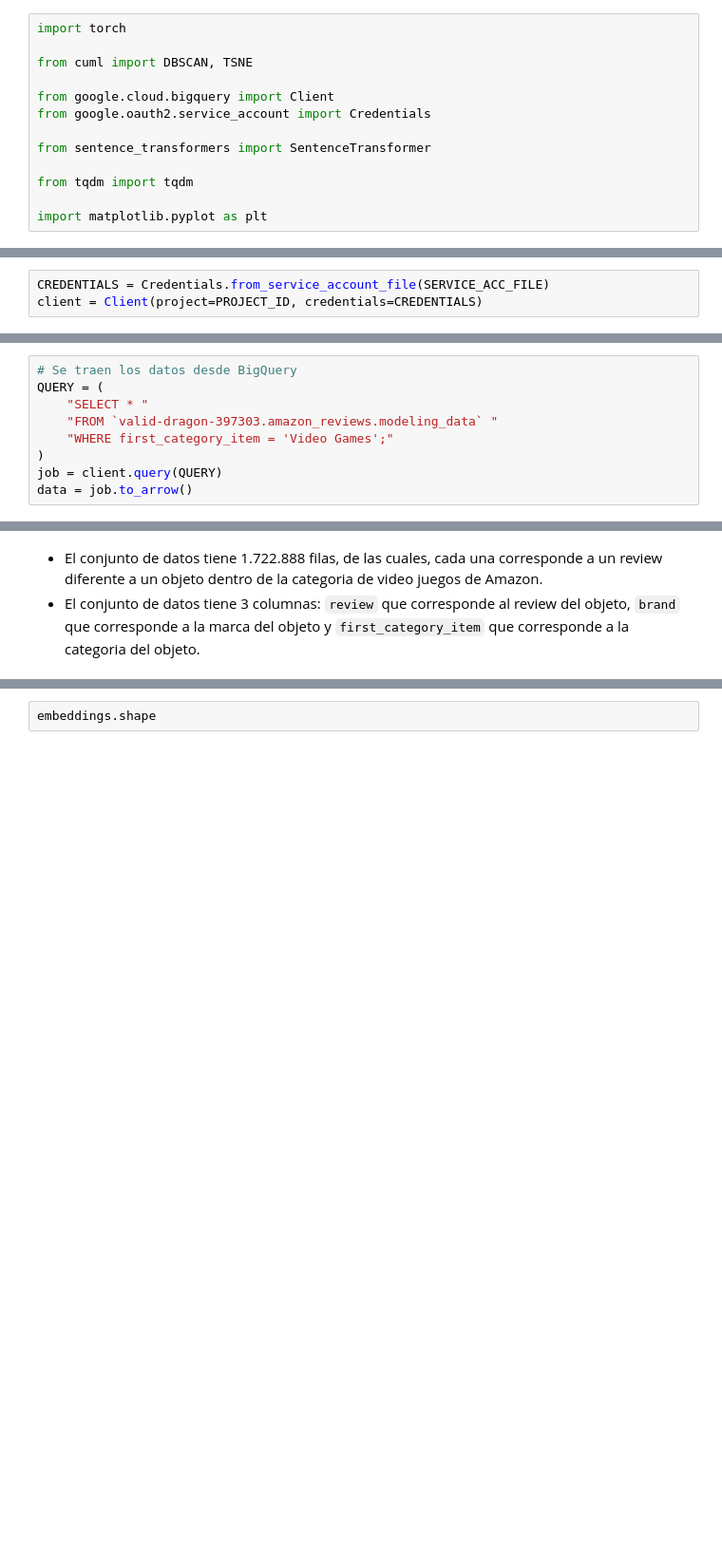
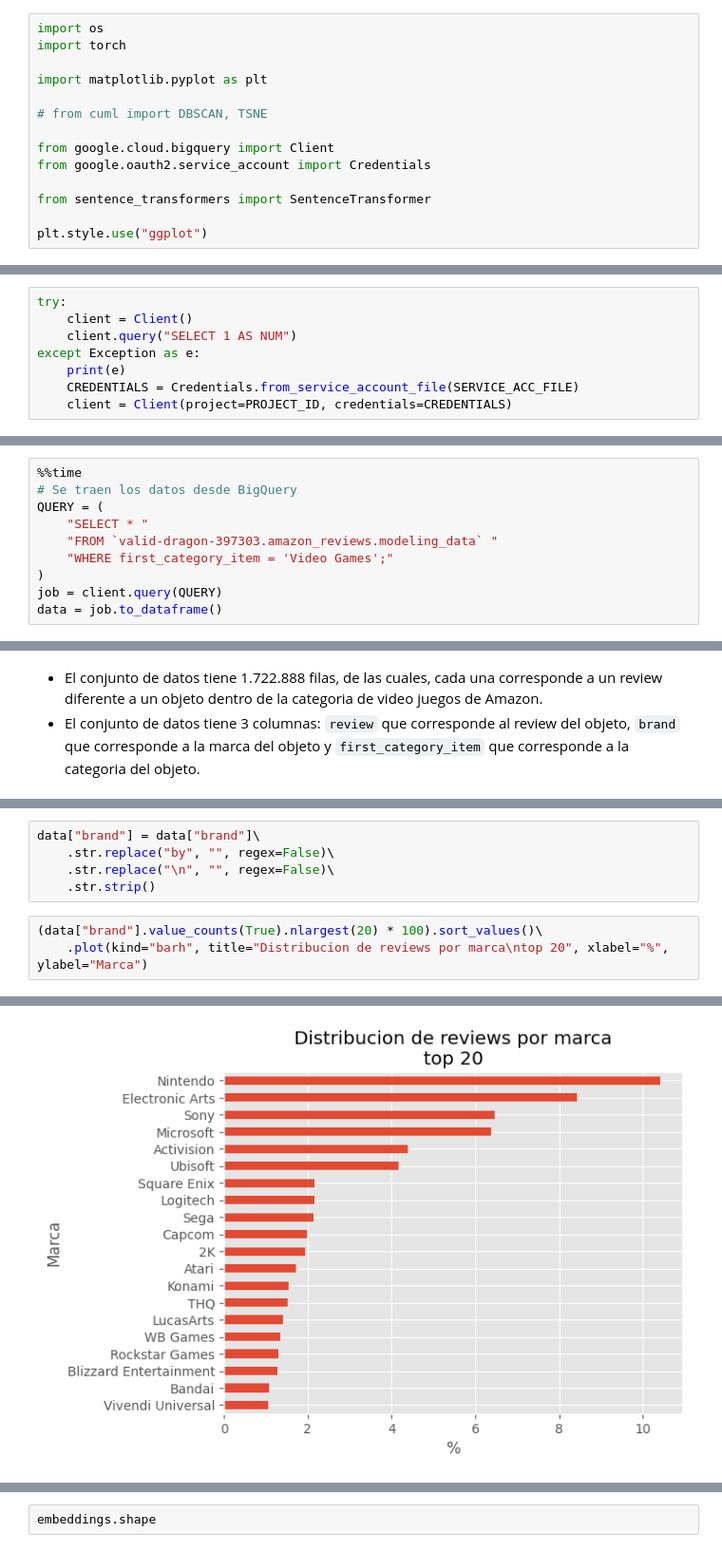
Before and after one commit to jjovalle99/aprendizaje_no_supervisado_22, a Jupyter notebook: proyecto/proyecto_entrega_1.ipynb, the cells around one changed output, grey strips where cells are left out. Shown: that part at 95% size. Saved outputs shown, nothing was run; the diff lists cells and outputs as text; blank space fills up the shorter version.

```diff
--- a/proyecto/proyecto_entrega_1.ipynb
+++ b/proyecto/proyecto_entrega_1.ipynb
@@ -29,18 +28,19 @@ Sun Sep  3 17:46:13 2023
 # %% [markdown]
 ### Librerias
 # %%
+import os
 import torch
 
-from cuml import DBSCAN, TSNE
+import matplotlib.pyplot as plt
+
+# from cuml import DBSCAN, TSNE
 
 from google.cloud.bigquery import Client
 from google.oauth2.service_account import Credentials
 
 from sentence_transformers import SentenceTransformer
 
-from tqdm import tqdm
-
-import matplotlib.pyplot as plt
+plt.style.use("ggplot")
 # %% [markdown]
 ### Variables
 # %%
@@ -49,6 +52,11 @@ PROJECT_ID="valid-dragon-397303"
 SEED=1399
 # %%
-CREDENTIALS = Credentials.from_service_account_file(SERVICE_ACC_FILE)
-client = Client(project=PROJECT_ID, credentials=CREDENTIALS)
+try:
+    client = Client()
+    client.query("SELECT 1 AS NUM")
+except Exception as e:
+    print(e)
+    CREDENTIALS = Credentials.from_service_account_file(SERVICE_ACC_FILE)
+    client = Client(project=PROJECT_ID, credentials=CREDENTIALS)
 # %% [markdown]
 ### Dataset
@@ -55,6 +65,7 @@ client = Client(project=PROJECT_ID, credentials=CREDENTIALS)
 # %% [markdown]
 Como el dataset original tiene mas de 130 millones de reviews, para esta primera entrega se utilizaran unicamente los datos relacionados a la categoria de videojuegos.
 # %%
+%%time
 # Se traen los datos desde BigQuery
 QUERY = (
     "SELECT * "
@@ -62,4 +73,4 @@ QUERY = (
     "WHERE first_category_item = 'Video Games';"
 )
 job = client.query(QUERY)
-data = job.to_arrow()
+data = job.to_dataframe()
@@ -106,0 +120,9 @@ first_category_item: [["Video Games","Video Games","Video Games","Video Games","
+# %%
+data["brand"] = data["brand"]\
+    .str.replace("by", "", regex=False)\
+    .str.replace("\n", "", regex=False)\
+    .str.strip()
+# %%
+(data["brand"].value_counts(True).nlargest(20) * 100).sort_values()\
+    .plot(kind="barh", title="Distribucion de reviews por marca\ntop 20", xlabel="%", ylabel="Marca")
+# %% [output]
@@ -106,0 +130 @@ first_category_item: [["Video Games","Video Games","Video Games","Video Games","
+[figure, added]
```
Also changed, not shown: parts of 29 cells of this notebook.
